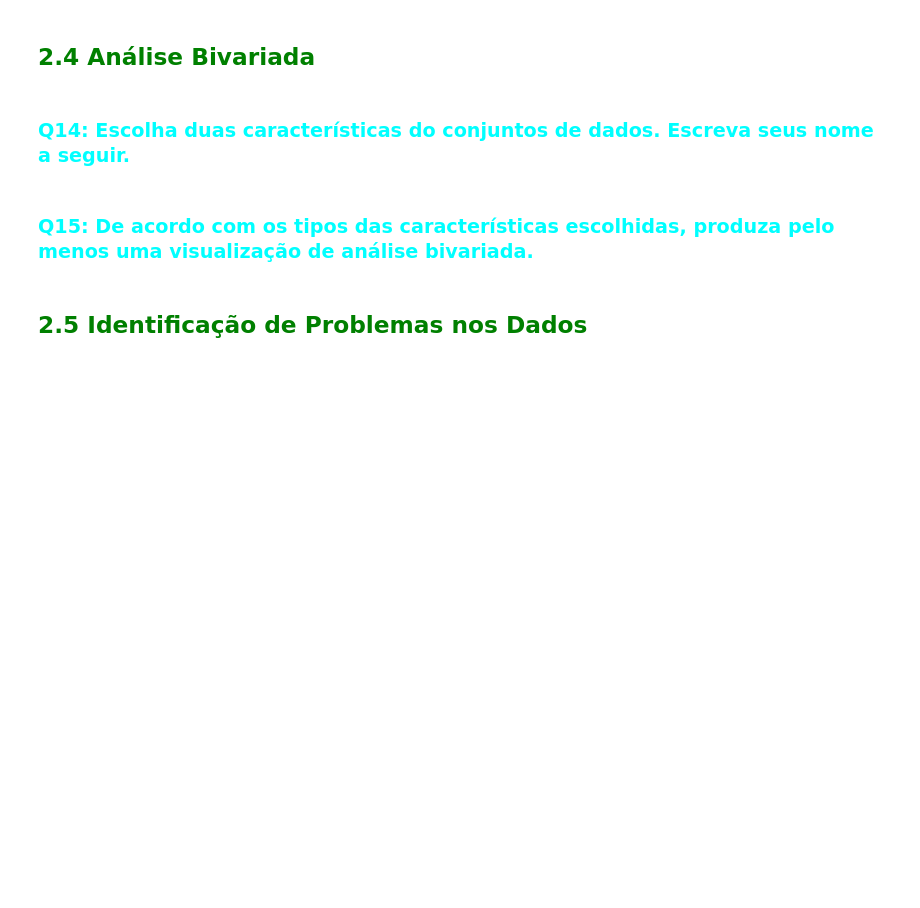
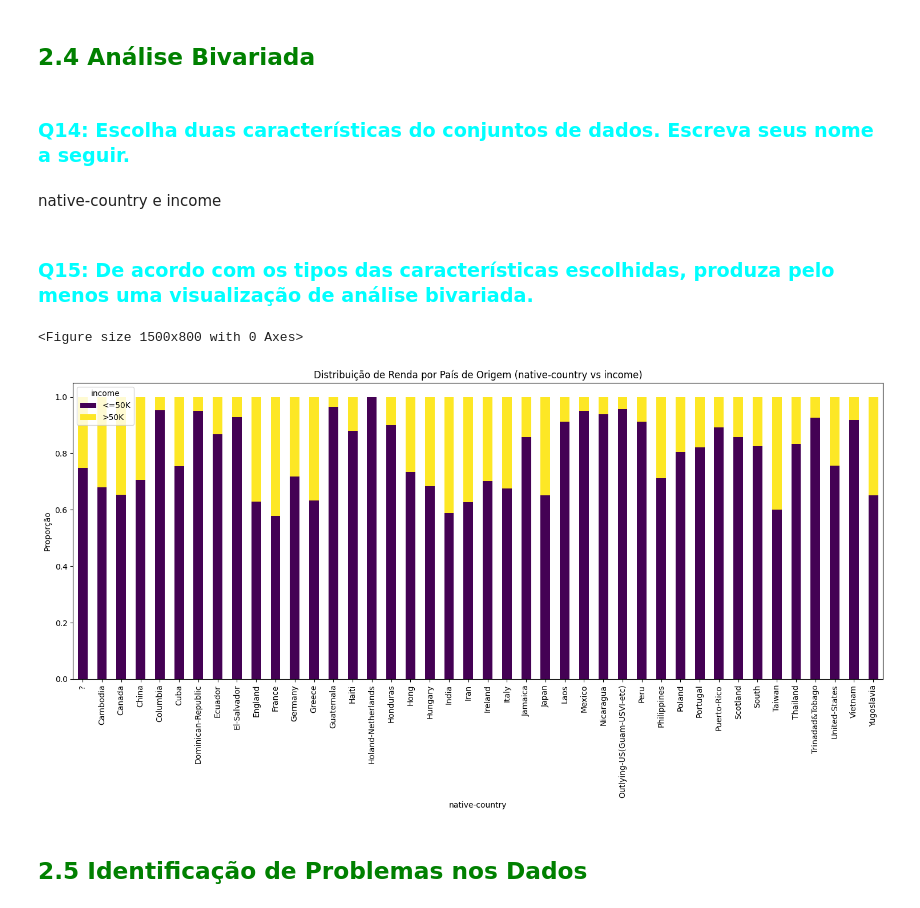
Before and after one commit to joaolucasgs/AV_S206LAB, a Jupyter notebook: C318_2026_1_Atividade_02_191.ipynb, the cells around one changed output. Drawn from its saved outputs; the diff is of its cells as text; code cells hidden in the pictures; blank space fills up the shorter version.

```diff
--- a/C318_2026_1_Atividade_02_191.ipynb
+++ b/C318_2026_1_Atividade_02_191.ipynb
@@ -163,8 +333,37 @@ df.sample(10)
 ## <font color='green'>**2.4 Análise Bivariada**</font>
 # %% [markdown]
 ### <font color='cyan'> Q14: Escolha duas características do conjuntos de dados. Escreva seus nome a seguir.</font>
+# %% [markdown]
+native-country e income
 # %% [markdown]
 ### <font color='cyan'> Q15: De acordo com os tipos das características escolhidas, produza pelo menos uma visualização de análise bivariada.</font>
+# %%
+
+feature1 = 'native-country'
+feature2 = 'income'
+
+
+df[feature2] = df[feature2].replace({'<=50K.': '<=50K', '>50K.': '>50K'})
+
+
+contingency_table = pd.crosstab(df[feature1], df[feature2])
+
+
+proportions = contingency_table.div(contingency_table.sum(1).astype(float), axis=0)
+
+
+plt.figure(figsize=(15, 8))
+proportions.plot(kind='bar', stacked=True, figsize=(15, 8), cmap='viridis')
+plt.title(f'Distribuição de Renda por País de Origem ({feature1} vs {feature2})')
+plt.xlabel(feature1)
+plt.ylabel('Proporção')
+plt.xticks(rotation=90)
+plt.legend(title=feature2)
+plt.tight_layout()
+plt.show()
+# %% [output]
+<Figure size 1500x800 with 0 Axes>
+[figure, added]
 # %% [markdown]
 ## <font color='green'>**2.5 Identificação de Problemas nos Dados**</font>
 # %% [markdown]
```
Also changed, not shown: parts of 20 cells of this notebook.
